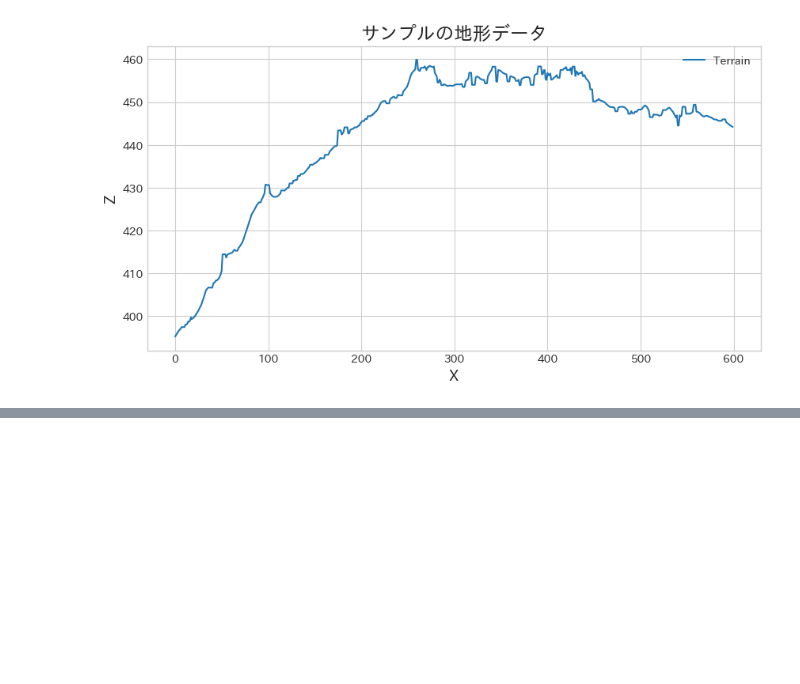
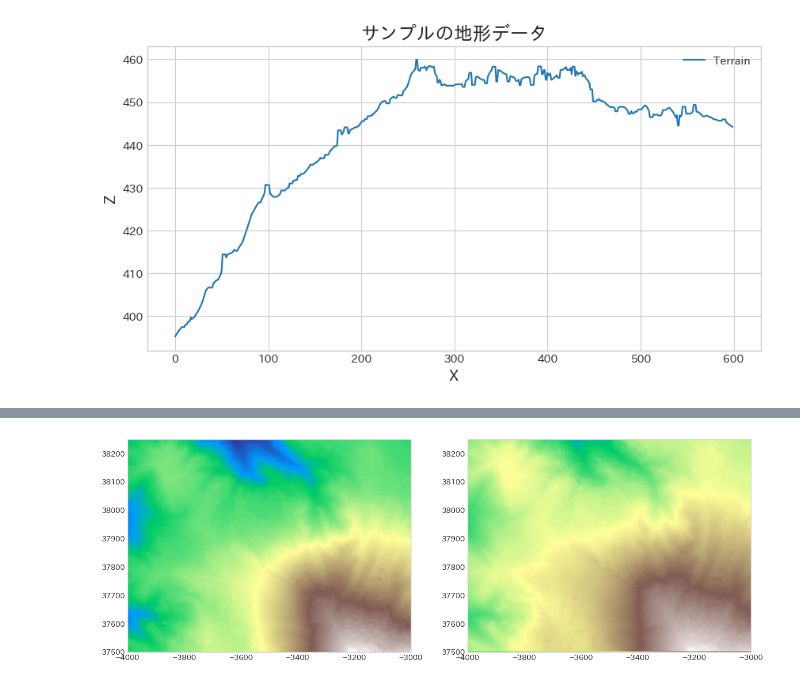
Before and after one commit to shingo405nagano/WriteZenn, a Jupyter notebook: notebooks/learn_lidar_session3_smoosing_dtm.ipynb, the cells around one changed output, grey strips where cells are left out. Saved outputs shown, nothing was run; the diff lists cells and outputs as text; code cells hidden in the pictures; blank space fills up the shorter version.

```diff
--- a/notebooks/learn_lidar_session3_smoosing_dtm.ipynb
+++ b/notebooks/learn_lidar_session3_smoosing_dtm.ipynb
@@ -281,0 +272,8 @@ pipeline.execute()
+# %%
+def create_mean_tensor(distance: int):
+    if distance % 2 == 0:
+        distance += 1
+    cells = distance * distance
+    tensor = np.array([1 / cells for _ in range(cells)])\
+                .reshape(distance, distance)
+    return tensor
@@ -281,0 +317,9 @@ pipeline.execute()
+# %%
+fig, ax = plt.subplots(ncols=2, figsize=(15, 6))
+ax[0].imshow(dtm_fill, cmap='terrain', extent=extent)
+ax[1].imshow(result, cmap='terrain', extent=extent)
+
+for _ax in ax:
+    _ax.grid(False)
+# %% [output]
+[figure, added]
```
Also changed, not shown: parts of 6 cells of this notebook.
